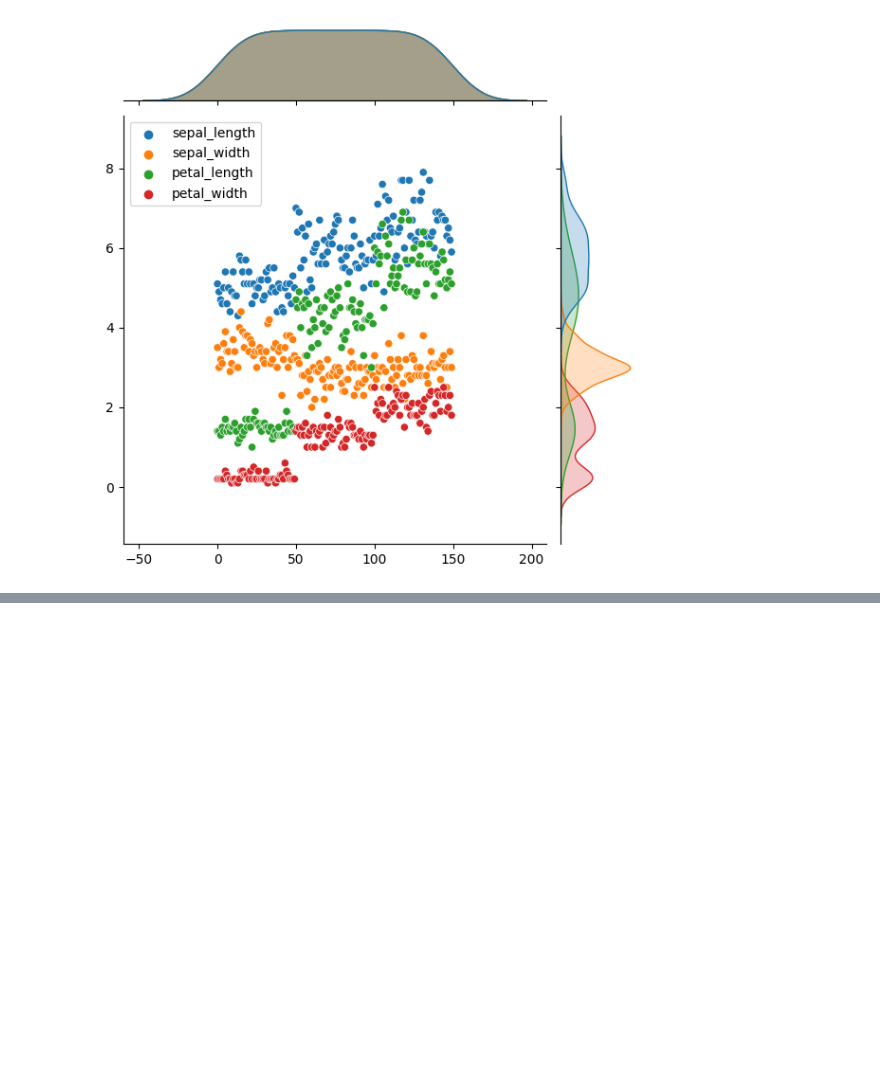
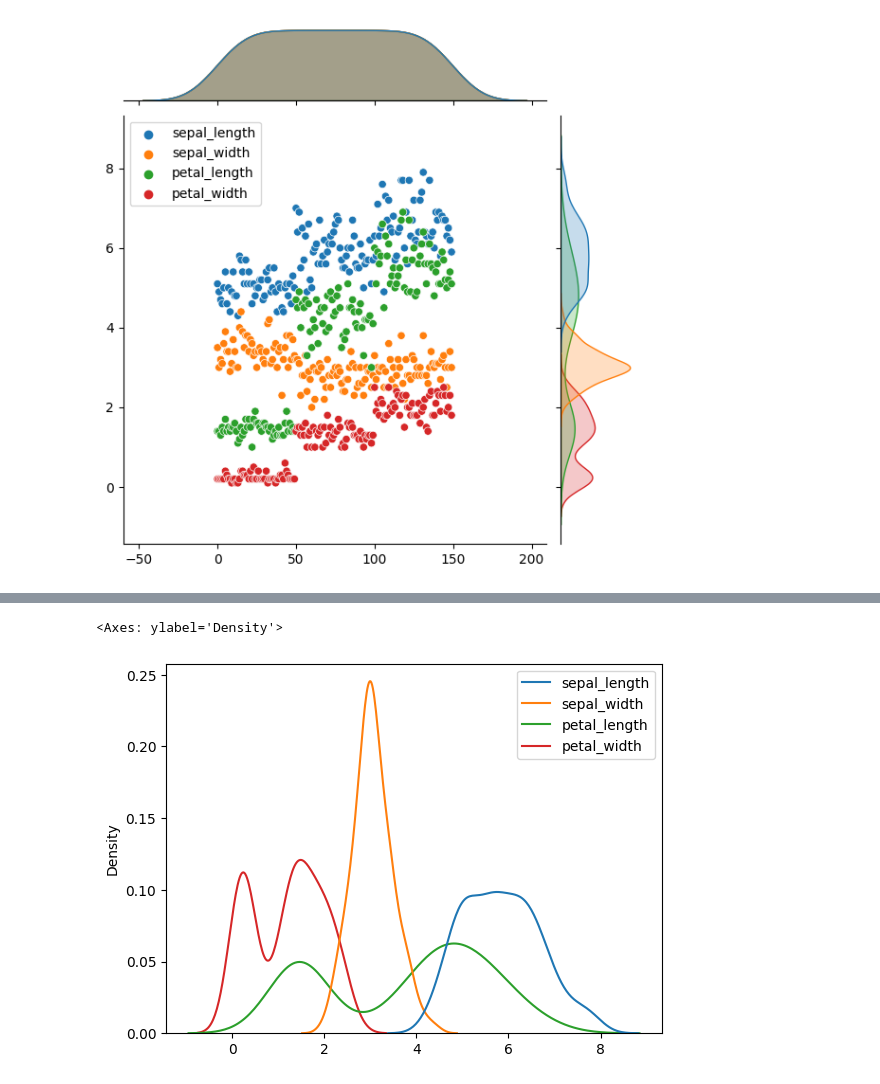
Before and after one commit to Happinessprashant/PythonLab, a Jupyter notebook: seaborn/seaborn.ipynb, the cells around one changed output, grey strips where cells are left out. Cells and saved outputs as stored; diff of their text form; code cells hidden in the pictures; blank space fills up the shorter version.

```diff
--- a/seaborn/seaborn.ipynb
+++ b/seaborn/seaborn.ipynb
@@ -204,0 +223,6 @@ sns.jointplot(iris)
+# %%
+iris = sns.load_dataset("iris")
+sns.kdeplot(data=iris)
+# %% [output]
+<Axes: ylabel='Density'>
+[figure, added]
```
Also changed, not shown: parts of 6 cells of this notebook, 4 other files.
